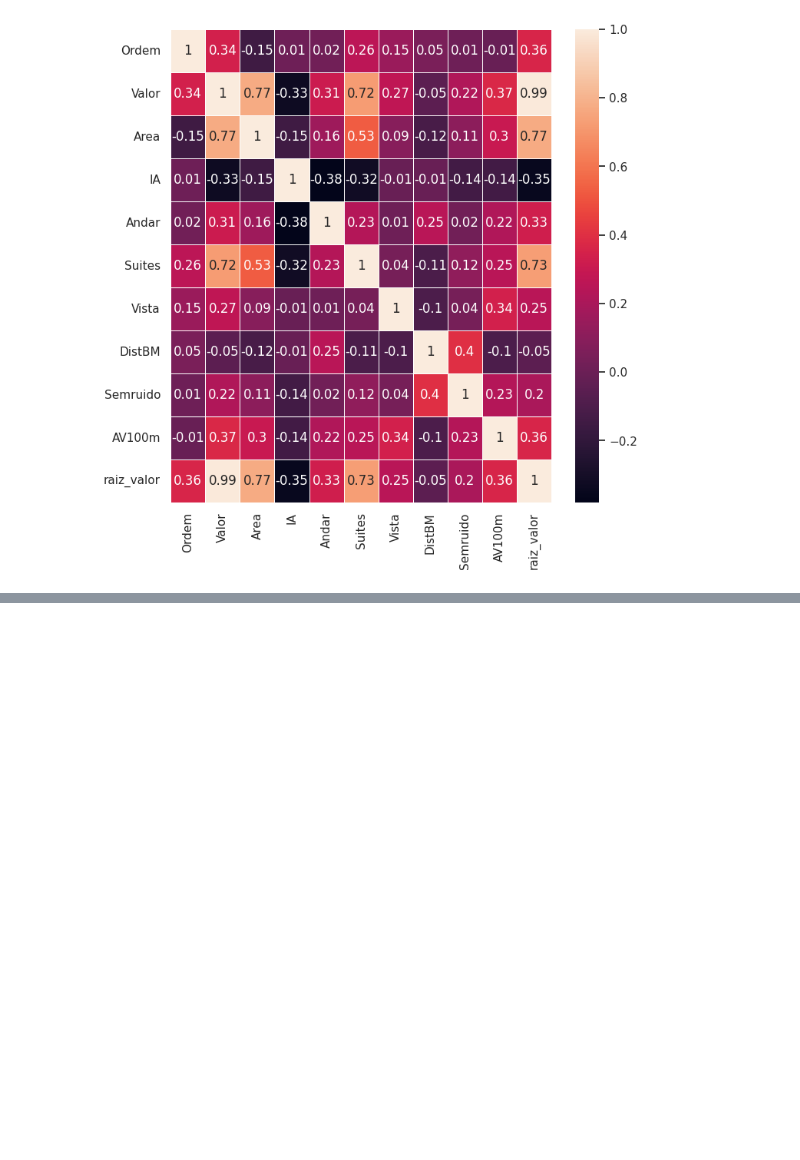
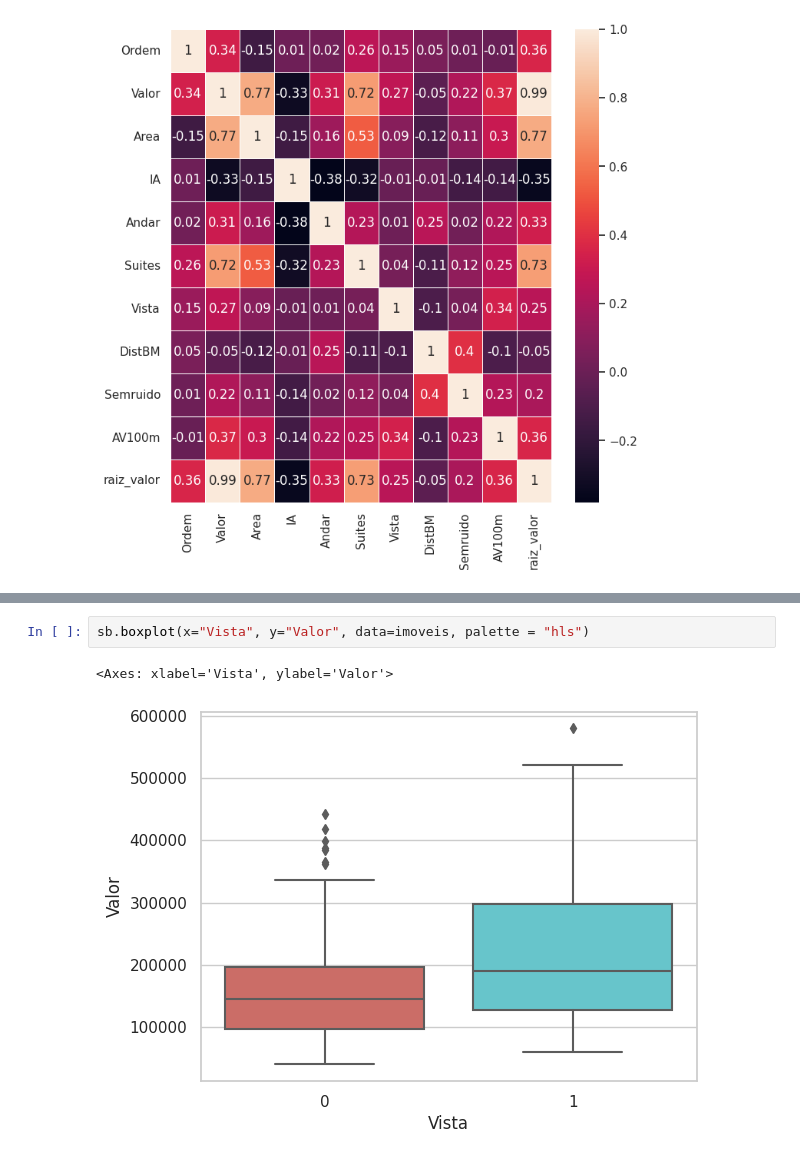
Before and after one commit to aloisiok1/Machine-Learning-com-Python, a Jupyter notebook: Machine_Learning_com_python.ipynb, the cells around one changed output, grey strips where cells are left out. Cells and saved outputs as stored; diff of their text form; blank space fills up the shorter version.

```diff
--- a/Machine_Learning_com_python.ipynb
+++ b/Machine_Learning_com_python.ipynb
@@ -1475,0 +1492,5 @@ sb.heatmap(data=correlation_matriz, annot=True, linewidths=.5, ax=ax)
+# %%
+sb.boxplot(x="Vista", y="Valor", data=imoveis, palette = "hls")
+# %% [output]
+<Axes: xlabel='Vista', ylabel='Valor'>
+[figure, added]
```
Also changed, not shown: parts of 12 cells of this notebook, 1 other file.
